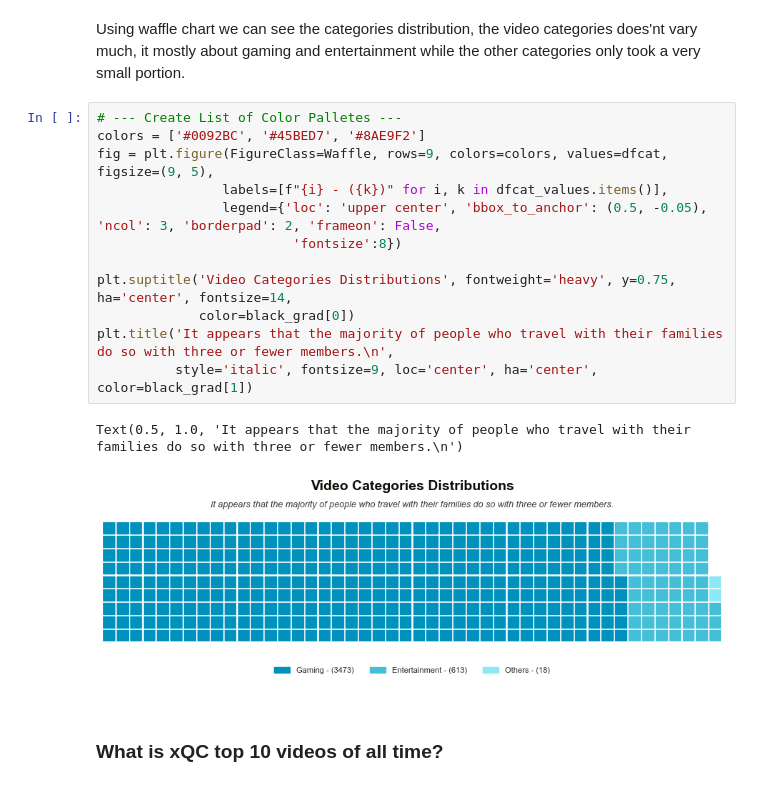
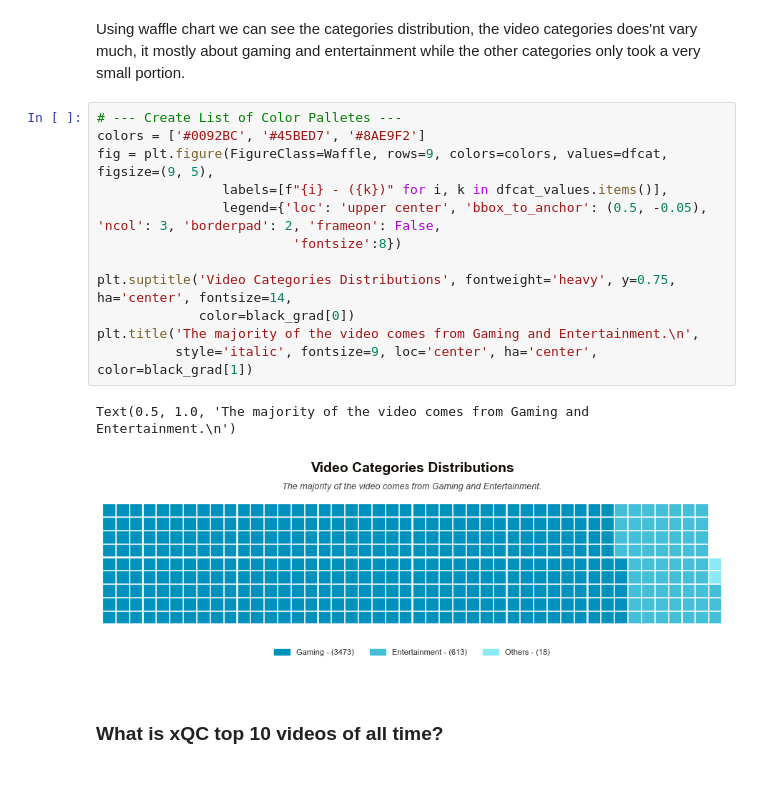
Before and after one commit to fachry-isl/EDA-favorite-youtuber-, a Jupyter notebook: Youtube xQc Analytics.ipynb, the cells around one changed output. Saved outputs shown, nothing was run; the diff lists cells and outputs as text.

Commit message:
Edit typo in waffle chart

```diff
--- a/Youtube xQc Analytics.ipynb
+++ b/Youtube xQc Analytics.ipynb
@@ -254,18 +254,18 @@ Using waffle chart we can see the categories distribution, the video categories
 # %%
 # --- Create List of Color Palletes ---
 colors = ['#0092BC', '#45BED7', '#8AE9F2']
 fig = plt.figure(FigureClass=Waffle, rows=9, colors=colors, values=dfcat, figsize=(9, 5),
                 labels=[f"{i} - ({k})" for i, k in dfcat_values.items()],
                 legend={'loc': 'upper center', 'bbox_to_anchor': (0.5, -0.05), 'ncol': 3, 'borderpad': 2, 'frameon': False,
                          'fontsize':8})
 
 plt.suptitle('Video Categories Distributions', fontweight='heavy', y=0.75, ha='center', fontsize=14,
              color=black_grad[0])
-plt.title('It appears that the majority of people who travel with their families do so with three or fewer members.\n',
+plt.title('The majority of the video comes from Gaming and Entertainment.\n',
           style='italic', fontsize=9, loc='center', ha='center', color=black_grad[1])
 # %% [output]
-Text(0.5, 1.0, 'It appears that the majority of people who travel with their families do so with three or fewer members.\n')
+Text(0.5, 1.0, 'The majority of the video comes from Gaming and Entertainment.\n')
-[figure, old version]
+[figure, new version]
 # %% [markdown]
 ###  What is xQC top 10 videos of all time?
 # %%
```
